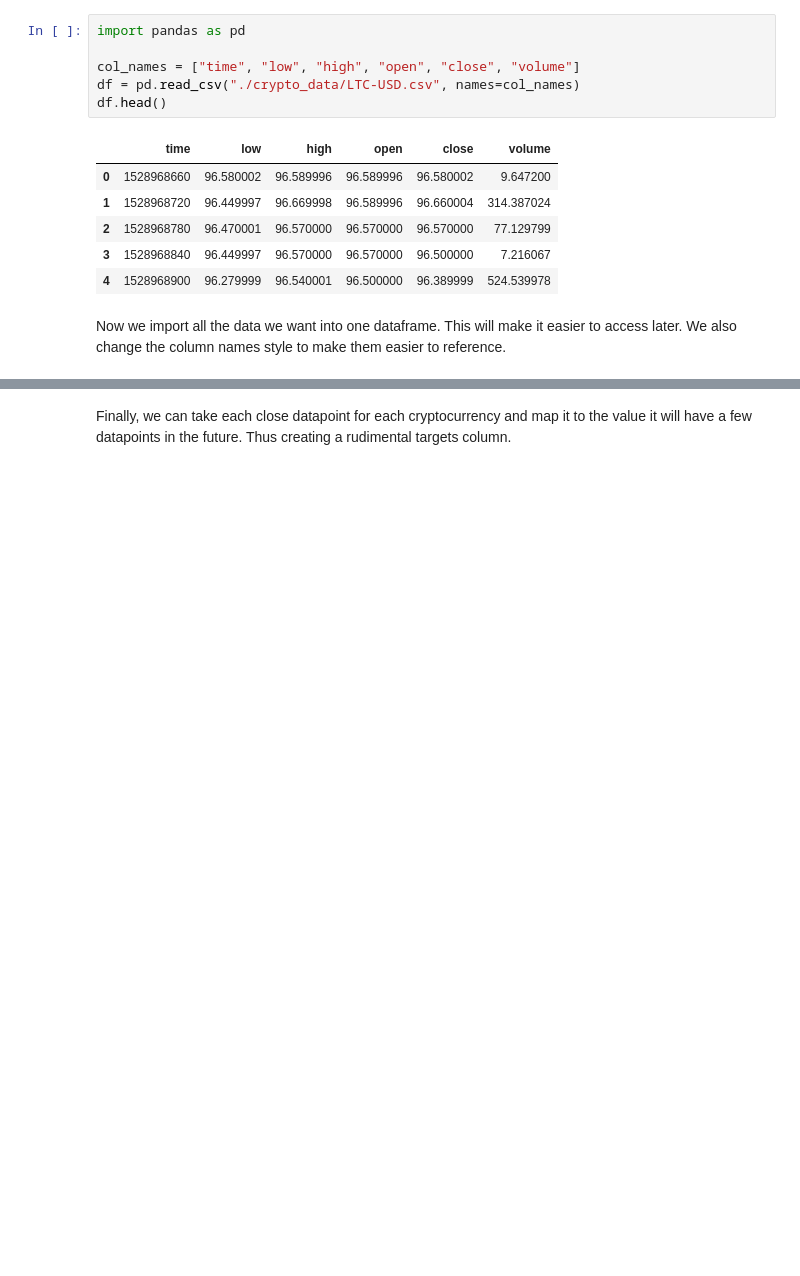
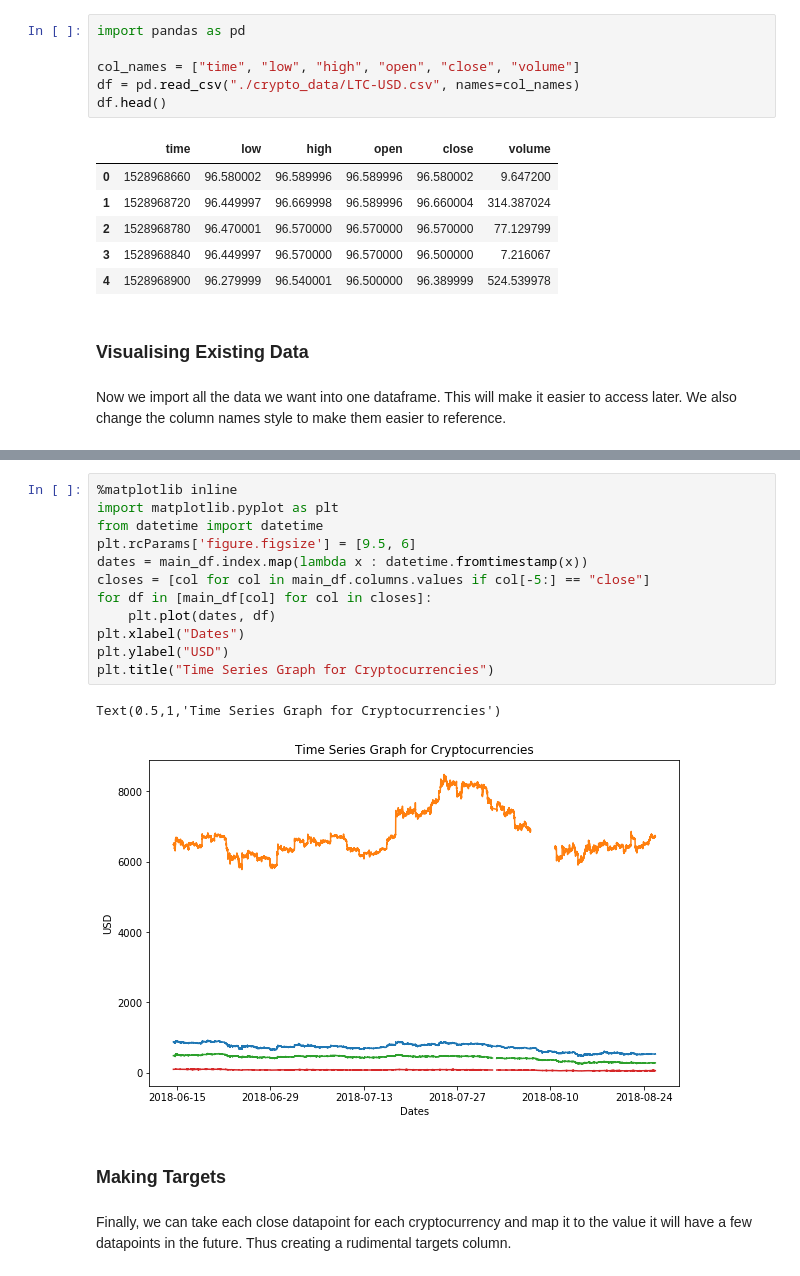
Before and after one commit to RajatRasal/Crypto_RNN, a Jupyter notebook: RNN_time_series.ipynb, the cells around one changed output, grey strips where cells are left out. Cells and saved outputs as stored; diff of their text form; blank space fills up the shorter version.

```diff
--- a/RNN_time_series.ipynb
+++ b/RNN_time_series.ipynb
@@ -32,6 +34,8 @@ df.head()
 | 2 | 1528968780 | 96.470001 | 96.570000 | 96.570000 | 96.570000 | 77.129799 |
 | 3 | 1528968840 | 96.449997 | 96.570000 | 96.570000 | 96.500000 | 7.216067 |
 | 4 | 1528968900 | 96.279999 | 96.540001 | 96.500000 | 96.389999 | 524.539978 |
+# %% [markdown]
+### Visualising Existing Data
 # %% [markdown]
 Now we import all the data we want into one dataframe. This will make it easier to access later. We also change the column names style to make them easier to reference.
 # %%
@@ -76,6 +80,23 @@ Main dataframe size:(92225, 8)
 | 1528968780 | 870.099976 | 1.124300 | 6479.410156 | 3.088252 | 486.00000 | 8.449400 | ... |
 | 1528968840 | 870.789978 | 1.749862 | 6479.410156 | 1.404100 | 485.75000 | 26.994646 | ... |
 | 1528968900 | 870.000000 | 1.680500 | 6479.979980 | 0.753000 | 486.00000 | 77.355759 | ... |
+# %%
+%matplotlib inline
+import matplotlib.pyplot as plt
+from datetime import datetime
+plt.rcParams['figure.figsize'] = [9.5, 6]
+dates = main_df.index.map(lambda x : datetime.fromtimestamp(x))
+closes = [col for col in main_df.columns.values if col[-5:] == "close"]
+for df in [main_df[col] for col in closes]:
+    plt.plot(dates, df)
+plt.xlabel("Dates")
+plt.ylabel("USD")
+plt.title("Time Series Graph for Cryptocurrencies")
+# %% [output]
+Text(0.5,1,'Time Series Graph for Cryptocurrencies')
+[figure, added]
+# %% [markdown]
+### Making Targets
 # %% [markdown]
 Finally, we can take each close datapoint for each cryptocurrency and map it to the value it will have a few datapoints in the future. Thus creating a rudimental targets column.
 # %%
```
Also changed, not shown: parts of 29 cells of this notebook.
